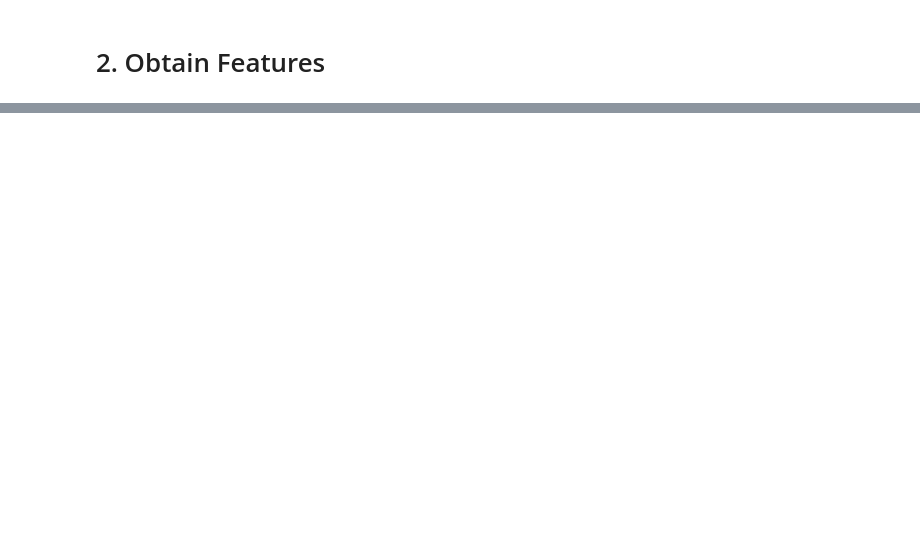
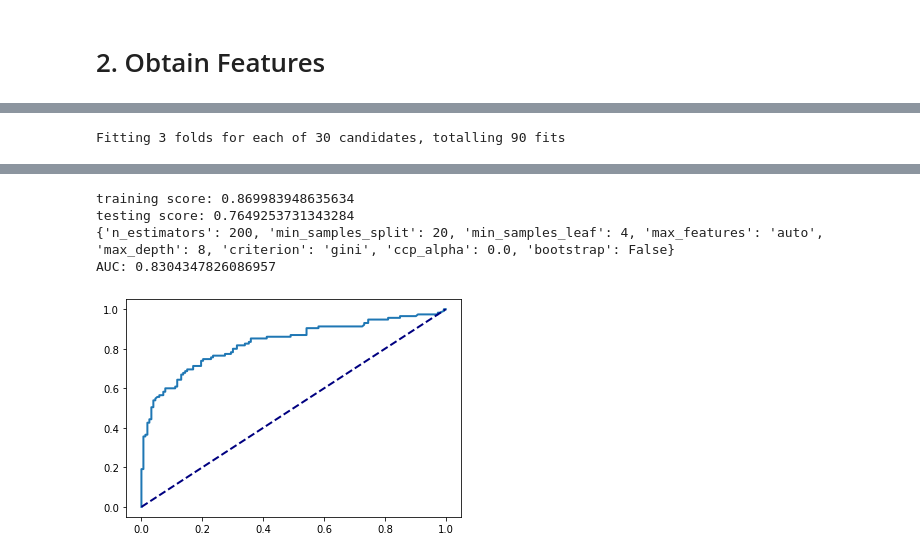
Before and after one commit to shannonycj/ds-boilerplate, a Jupyter notebook: jupyter/EDA.ipynb, the cells around one changed output, grey strips where cells are left out. Cells and saved outputs as stored; diff of their text form; code cells hidden in the pictures; blank space fills up the shorter version.

```diff
--- a/jupyter/EDA.ipynb
+++ b/jupyter/EDA.ipynb
@@ -33,2 +88,4 @@ X.shape
 # %%
-clf, params, est = modelling.train_rf_classifier(X, y, n_iter=30)
+clf, params_rf, est_rf = modelling.train_rf_classifier(X, y, n_iter=30)
+# %% [output]
+Fitting 3 folds for each of 30 candidates, totalling 90 fits
@@ -34,0 +95,5 @@ clf, params, est = modelling.train_rf_classifier(X, y, n_iter=30)
+training score: 0.869983948635634
+testing score: 0.7649253731343284
+{'n_estimators': 200, 'min_samples_split': 20, 'min_samples_leaf': 4, 'max_features': 'auto', 'max_depth': 8, 'criterion': 'gini', 'ccp_alpha': 0.0, 'bootstrap': False}
+AUC: 0.8304347826086957
+[figure, added]
```
Also changed, not shown: parts of 14 cells of this notebook, 4 other files.
